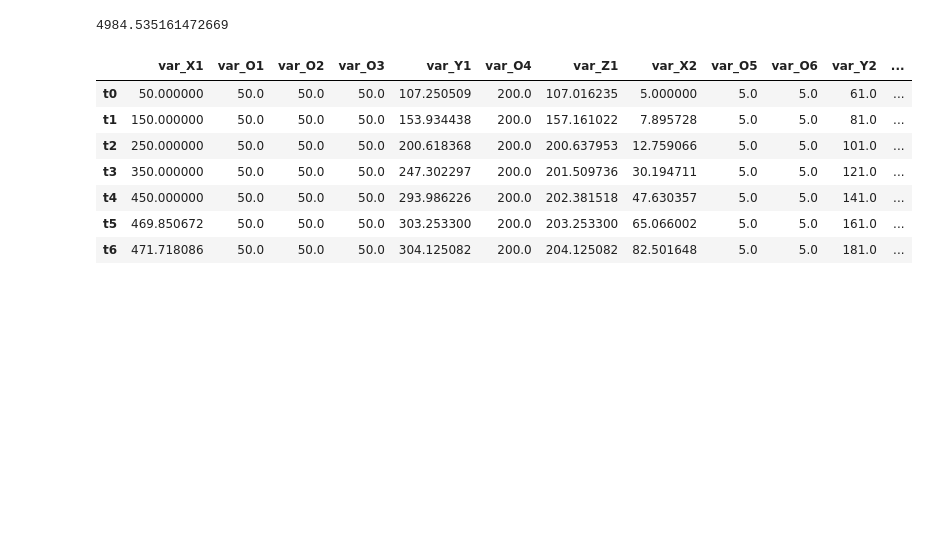
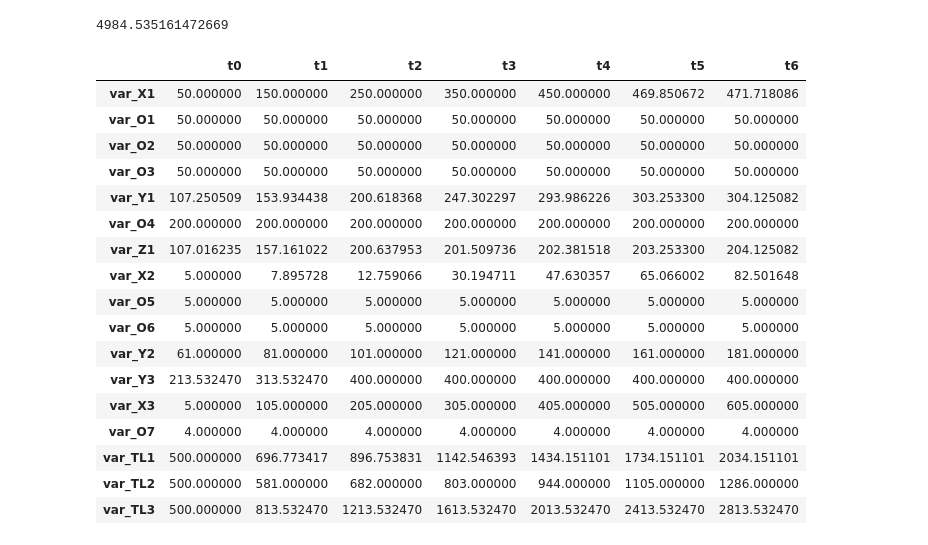
Before and after one commit to joseortegalabra/Gurobi-ML-tips-modeling, a Jupyter notebook: 5_example_full_automatization_optimization/2_automatization_full.ipynb, the cells around one changed output. Saved outputs shown, nothing was run; the diff lists cells and outputs as text; code cells hidden in the pictures; blank space fills up the shorter version.

```diff
--- a/5_example_full_automatization_optimization/2_automatization_full.ipynb
+++ b/5_example_full_automatization_optimization/2_automatization_full.ipynb
@@ -969,13 +969,23 @@ opt_objetive_function
 4984.535161472669
 # %%
 # show value decision variables
-solution
+solution.T
 # %% [output]
-|  | var_X1 | var_O1 | var_O2 | var_O3 | var_Y1 | var_O4 | var_Z1 | var_X2 | var_O5 | var_O6 | var_Y2 | ... |
-| t0 | 50.000000 | 50.0 | 50.0 | 50.0 | 107.250509 | 200.0 | 107.016235 | 5.000000 | 5.0 | 5.0 | 61.0 | ... |
-| t1 | 150.000000 | 50.0 | 50.0 | 50.0 | 153.934438 | 200.0 | 157.161022 | 7.895728 | 5.0 | 5.0 | 81.0 | ... |
-| t2 | 250.000000 | 50.0 | 50.0 | 50.0 | 200.618368 | 200.0 | 200.637953 | 12.759066 | 5.0 | 5.0 | 101.0 | ... |
-| t3 | 350.000000 | 50.0 | 50.0 | 50.0 | 247.302297 | 200.0 | 201.509736 | 30.194711 | 5.0 | 5.0 | 121.0 | ... |
-| t4 | 450.000000 | 50.0 | 50.0 | 50.0 | 293.986226 | 200.0 | 202.381518 | 47.630357 | 5.0 | 5.0 | 141.0 | ... |
-| t5 | 469.850672 | 50.0 | 50.0 | 50.0 | 303.253300 | 200.0 | 203.253300 | 65.066002 | 5.0 | 5.0 | 161.0 | ... |
-| t6 | 471.718086 | 50.0 | 50.0 | 50.0 | 304.125082 | 200.0 | 204.125082 | 82.501648 | 5.0 | 5.0 | 181.0 | ... |
+|  | t0 | t1 | t2 | t3 | t4 | t5 | t6 |
+| var_X1 | 50.000000 | 150.000000 | 250.000000 | 350.000000 | 450.000000 | 469.850672 | 471.718086 |
+| var_O1 | 50.000000 | 50.000000 | 50.000000 | 50.000000 | 50.000000 | 50.000000 | 50.000000 |
+| var_O2 | 50.000000 | 50.000000 | 50.000000 | 50.000000 | 50.000000 | 50.000000 | 50.000000 |
+| var_O3 | 50.000000 | 50.000000 | 50.000000 | 50.000000 | 50.000000 | 50.000000 | 50.000000 |
+| var_Y1 | 107.250509 | 153.934438 | 200.618368 | 247.302297 | 293.986226 | 303.253300 | 304.125082 |
+| var_O4 | 200.000000 | 200.000000 | 200.000000 | 200.000000 | 200.000000 | 200.000000 | 200.000000 |
+| var_Z1 | 107.016235 | 157.161022 | 200.637953 | 201.509736 | 202.381518 | 203.253300 | 204.125082 |
+| var_X2 | 5.000000 | 7.895728 | 12.759066 | 30.194711 | 47.630357 | 65.066002 | 82.501648 |
+| var_O5 | 5.000000 | 5.000000 | 5.000000 | 5.000000 | 5.000000 | 5.000000 | 5.000000 |
+| var_O6 | 5.000000 | 5.000000 | 5.000000 | 5.000000 | 5.000000 | 5.000000 | 5.000000 |
+| var_Y2 | 61.000000 | 81.000000 | 101.000000 | 121.000000 | 141.000000 | 161.000000 | 181.000000 |
+| var_Y3 | 213.532470 | 313.532470 | 400.000000 | 400.000000 | 400.000000 | 400.000000 | 400.000000 |
+| var_X3 | 5.000000 | 105.000000 | 205.000000 | 305.000000 | 405.000000 | 505.000000 | 605.000000 |
+| var_O7 | 4.000000 | 4.000000 | 4.000000 | 4.000000 | 4.000000 | 4.000000 | 4.000000 |
+| var_TL1 | 500.000000 | 696.773417 | 896.753831 | 1142.546393 | 1434.151101 | 1734.151101 | 2034.151101 |
+| var_TL2 | 500.000000 | 581.000000 | 682.000000 | 803.000000 | 944.000000 | 1105.000000 | 1286.000000 |
+| var_TL3 | 500.000000 | 813.532470 | 1213.532470 | 1613.532470 | 2013.532470 | 2413.532470 | 2813.532470 |
```
Also changed, not shown: parts of 1 cell of this notebook, 4 other files.
